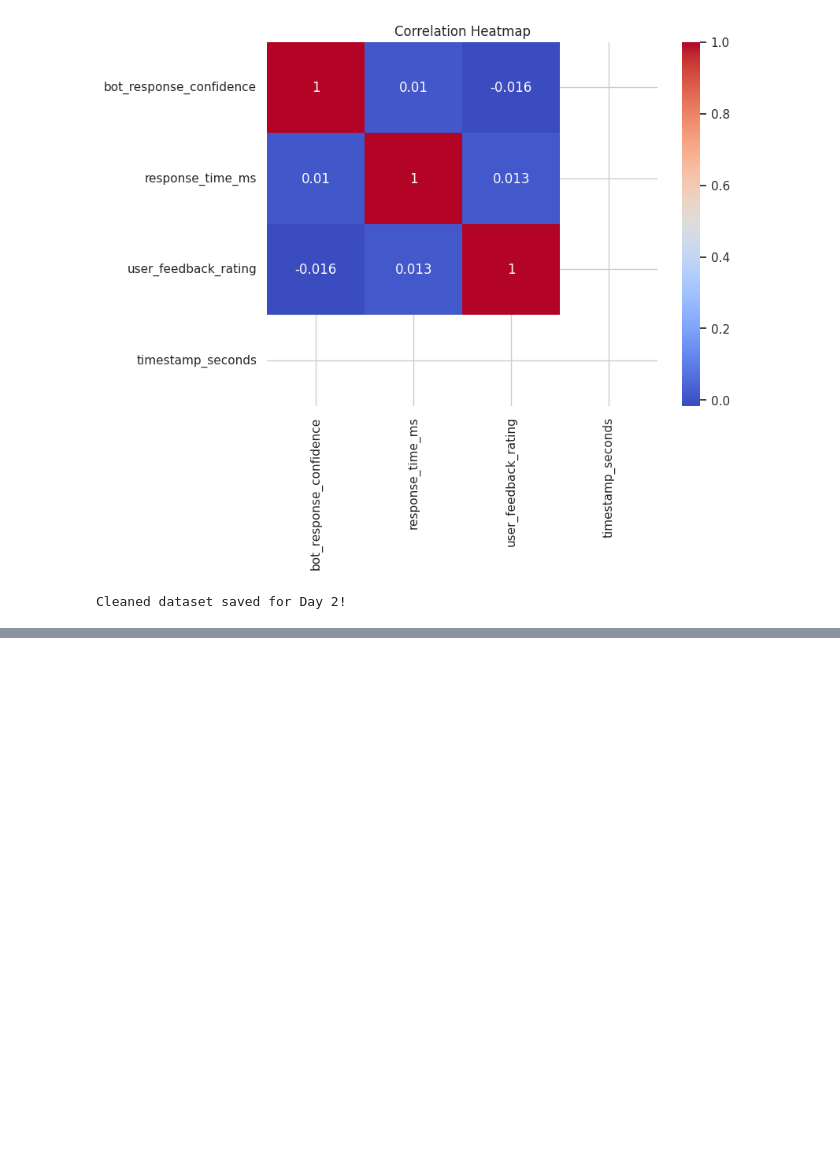
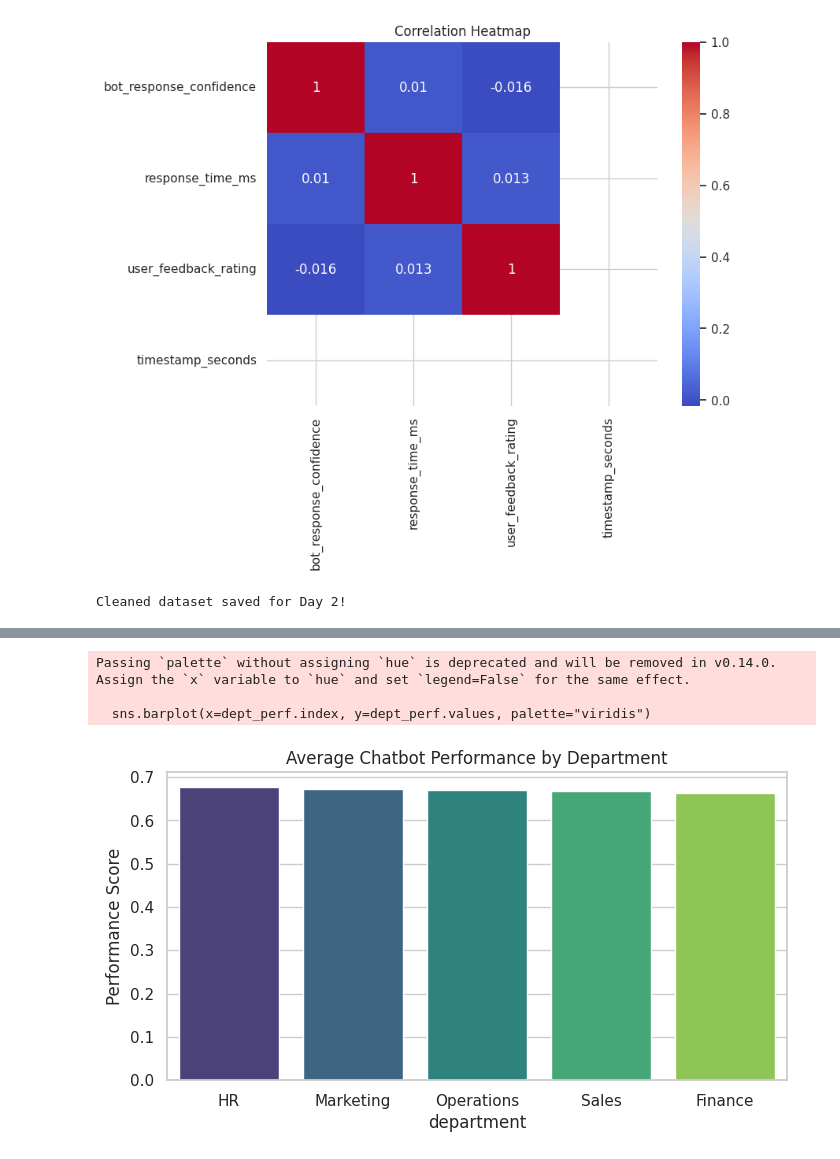
Before and after one commit to Annrosejojue/ai-chatbot-performance-intelligence, a Jupyter notebook: AI_Chatbot_Performance_Intelligence_Dashboard.ipynb, the cells around one changed output, grey strips where cells are left out. Drawn from its saved outputs; the diff is of its cells as text; code cells hidden in the pictures; blank space fills up the shorter version.

Commit message:
Chatbot Performance Score

```diff
--- a/AI_Chatbot_Performance_Intelligence_Dashboard.ipynb
+++ b/AI_Chatbot_Performance_Intelligence_Dashboard.ipynb
@@ -140,0 +169,20 @@ Cleaned dataset saved for Day 2!
+# %%
+df['feedback_norm'] = df['user_feedback_rating'] / df['user_feedback_rating'].max()
+# %%
+impact_map = {
+    "Low": 1,
+    "Medium": 2,
+    "High": 3
+}
+
+df['impact_score'] = df['estimated_business_impact'].map(impact_map)
+# %%
+df['performance_score'] = (
+    0.4 * df['confidence_norm'] +
+    0.3 * df['feedback_norm'] +
+    0.2 * df['efficiency_score'] +
+    0.1 * (df['impact_score'] / 3)
+)
+# %%
+dept_perf = df.groupby('department')['performance_score'].mean().sort_values(ascending=False)
+dept_perf
@@ -140,0 +198,11 @@ Cleaned dataset saved for Day 2!
+# %%
+plt.figure(figsize=(8,4))
+sns.barplot(x=dept_perf.index, y=dept_perf.values, palette="viridis")
+plt.title("Average Chatbot Performance by Department")
+plt.ylabel("Performance Score")
+plt.show()
+# %% [output]
+Passing `palette` without assigning `hue` is deprecated and will be removed in v0.14.0. Assign the `x` variable to `hue` and set `legend=False` for the same effect.
+
+  sns.barplot(x=dept_perf.index, y=dept_perf.values, palette="viridis")
+[figure, added]
```
Also changed, not shown: parts of 5 cells of this notebook.
